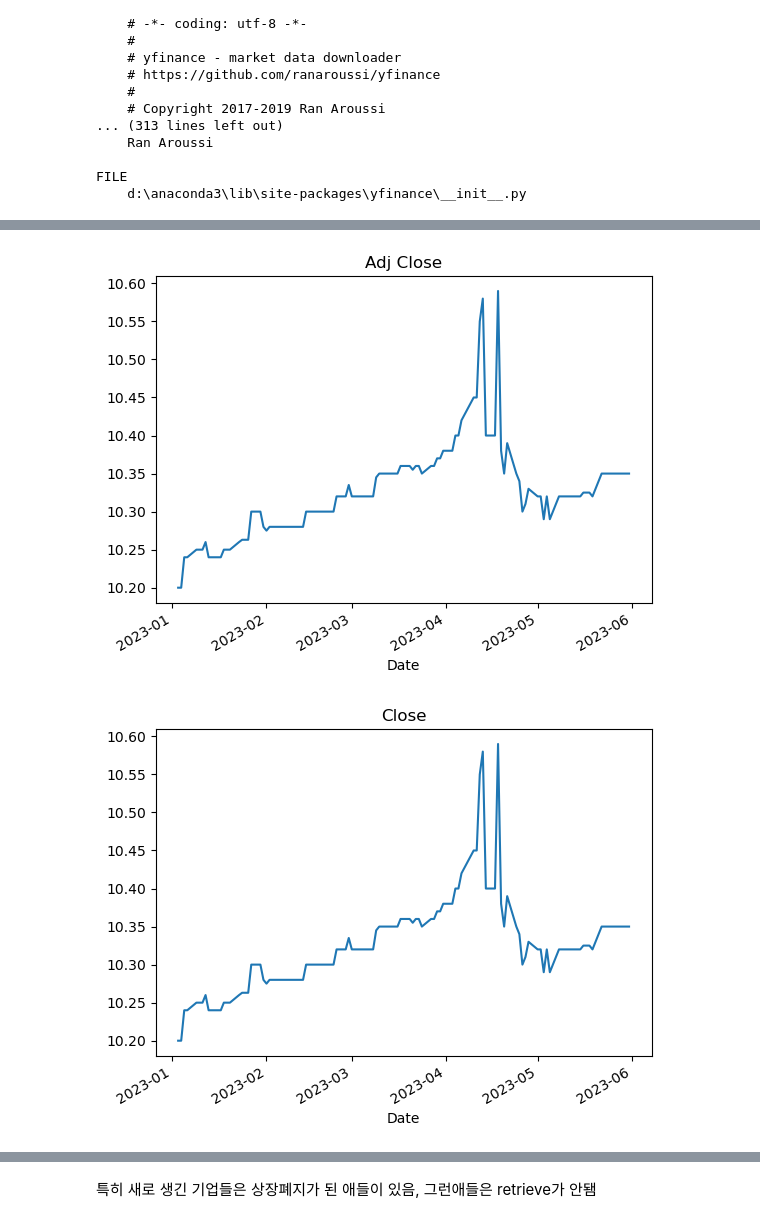
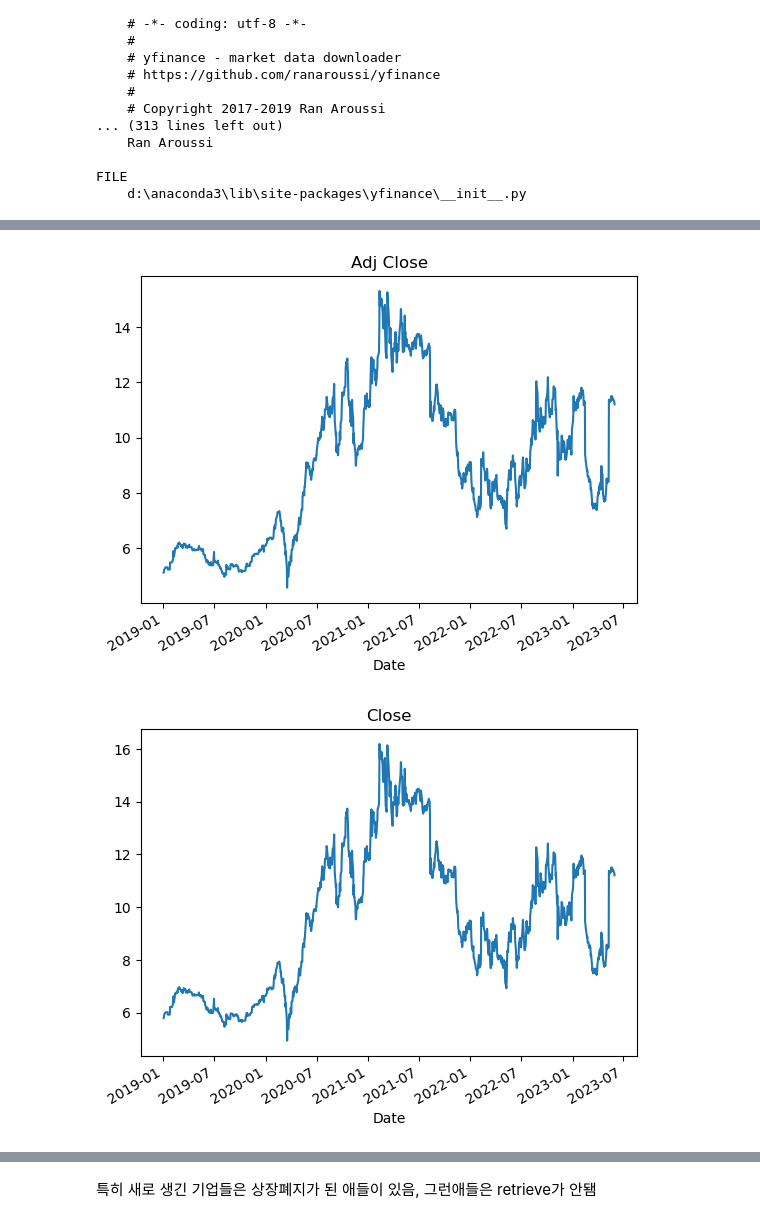
Before and after one commit to iampatricolee18/stock_er, a Jupyter notebook: Data Preparation.ipynb, the cells around one changed output, grey strips where cells are left out. Drawn from its saved outputs; the diff is of its cells as text; code cells hidden in the pictures.

```diff
--- a/Data Preparation.ipynb
+++ b/Data Preparation.ipynb
@@ -93,5 +93,6 @@ for t in IPO2022["Symbol"]:
     IPO22_tickers += " " + str(t)
 
 IPO22_tickers = IPO22_tickers[1:]
+IPO22_tickers = set(IPO22_tickers.split())
 IPO22_tickers
 # %% [output]
@@ -100,10 +117,10 @@ IPO22_tickers
 # import IPO 2022 stock data
 # Constants
 
-start_date = '2023-01-01'
+start_date = '2019-01-01'
 end_date = '2023-06-01'
 
-IPO22data = yf.download(IPO22_tickers, start_date, end_date)
+IPOdata = yf.download(IPO22_tickers, start_date, end_date)
 
-IPO22data.head()
+IPOdata.head()
 # %% [output]
@@ -121,0 +140,5 @@ IPO22data.head()
+# %%
+# 일단 2019년도에 있는친구들로!
+
+IPOdata_sorted = IPOdata.dropna(axis=1)
+IPOdata_sorted.head()
@@ -143,5 +176,6 @@ def get_trend(ticker_df:pd.DataFrame) -> None:
 # %%
 cols = ["Adj Close", "Close", "High", "Low", "Open", "Volume"]
 
-get_ticker(IPO22data,"ACAB", cols)
+ABST = get_ticker(IPOdata_sorted,"ABST", cols)
+ABST.head()
 # %% [output]
@@ -163,5 +190,5 @@ ACAB dataframe has been created!
 # %%
-get_trend(ACAB)
+get_trend(ABST)
 # %% [output]
-[figure, old version]
+[figure, new version]
-[figure, old version]
+[figure, new version]
```
Also changed, not shown: parts of 16 cells of this notebook.
